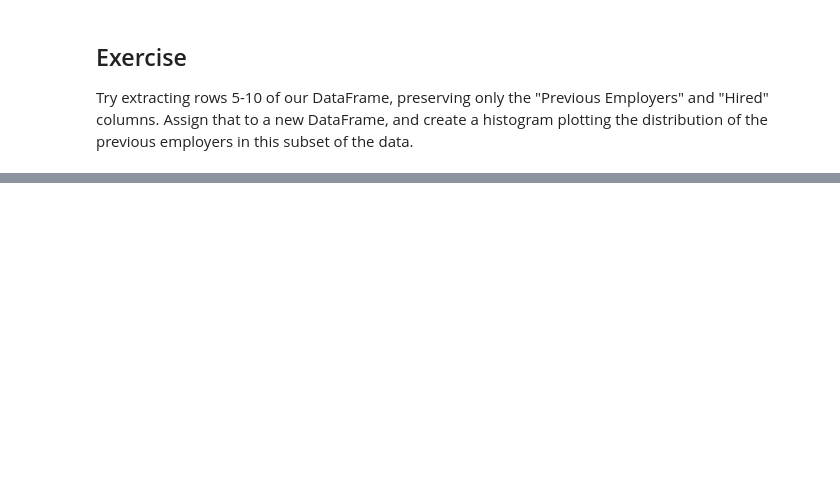
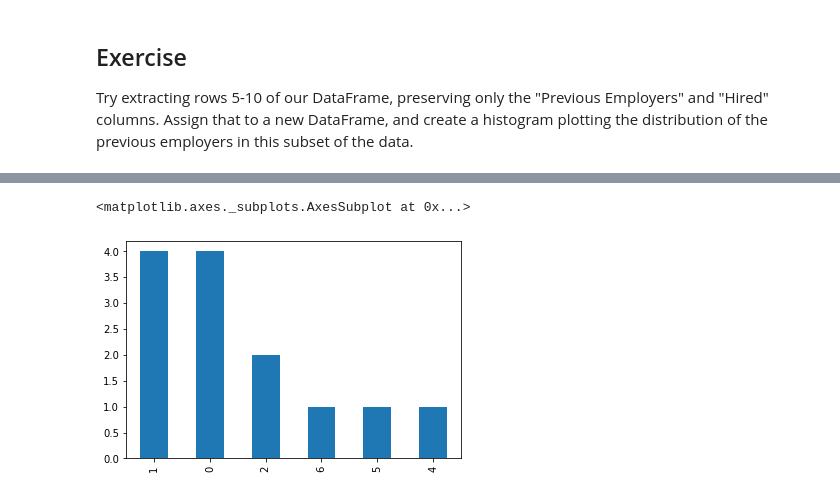
Before and after one commit to truongductri01/machine-learning-knowledge, a Jupyter notebook: 1-PandasIntro/PandasTutorial.ipynb, the cells around one changed output, grey strips where cells are left out. Cells and saved outputs as stored; diff of their text form; code cells hidden in the pictures; blank space fills up the shorter version.

Commit message:
Adding the pandas intro section

```diff
--- a/1-PandasIntro/PandasTutorial.ipynb
+++ b/1-PandasIntro/PandasTutorial.ipynb
@@ -206,3 +189,9 @@ degree_counts.plot(kind='bar')
 ## Exercise
 
 Try extracting rows 5-10 of our DataFrame, preserving only the "Previous Employers" and "Hired" columns. Assign that to a new DataFrame, and create a histogram plotting the distribution of the previous employers in this subset of the data.
+# %%
+%matplotlib inline
+import pandas as pd
+
+df_ex = pd.read_csv("PastHires.csv")
+df_ex.head(10) # read the first 10 rows
@@ -208,0 +228,6 @@ Try extracting rows 5-10 of our DataFrame, preserving only the "Previous Employe
+# %%
+prev_emp = df_ex["Previous employers"].value_counts()
+prev_emp.plot(kind="bar")
+# %% [output]
+<matplotlib.axes._subplots.AxesSubplot at 0x...>
+[figure, added]
```
Also changed, not shown: parts of 4 cells of this notebook, 2 other files.
